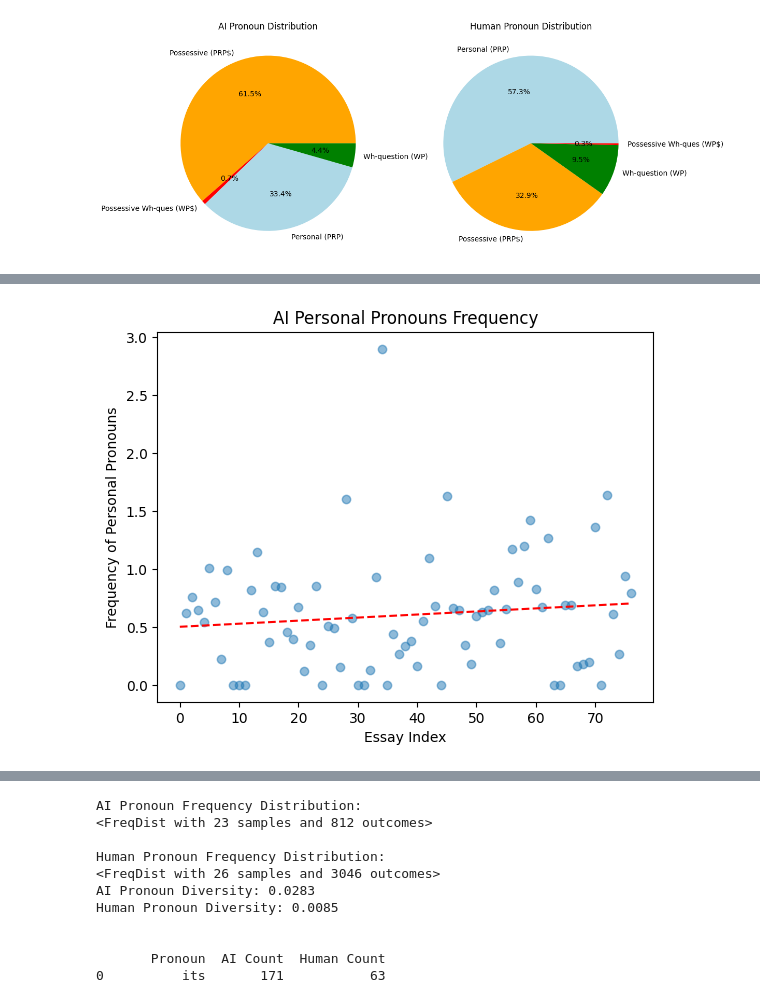
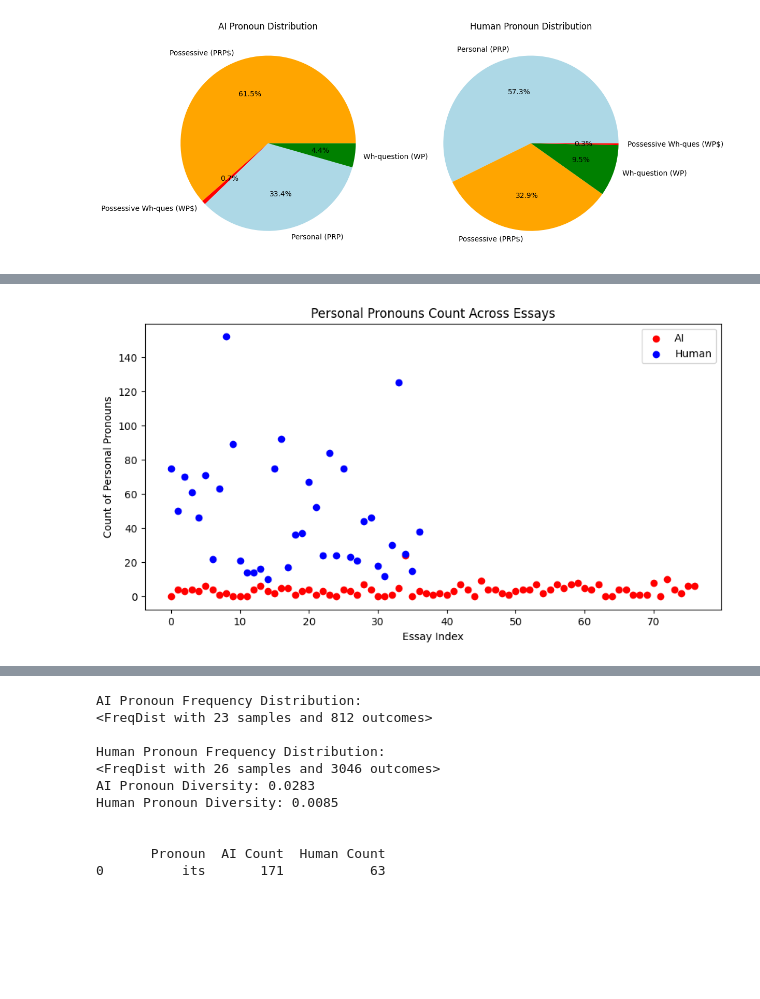
Before and after one commit to BroganDev21/Senior-Project, a Jupyter notebook: SeniorProject.ipynb, the cells around one changed output, grey strips where cells are left out. Cells and saved outputs as stored; diff of their text form; code cells hidden in the pictures; blank space fills up the shorter version.

```diff
--- a/SeniorProject.ipynb
+++ b/SeniorProject.ipynb
@@ -1038,95 +1037,77 @@ from nltk import pos_tag, word_tokenize
 import matplotlib.pyplot as plt
 import numpy as np
 from collections import Counter, defaultdict
+from nltk.tokenize import sent_tokenize
 
-def count_pronouns(texts, pronoun_tags):
-    pronoun_frequencies = defaultdict(list)
+def count_pronouns_raw(texts, pronoun_tags):
+    pronoun_counts = defaultdict(list)
     for text in texts:
-        word_count = len(word_tokenize(text))
         tokens = word_tokenize(text.lower())
         pos_tags = pos_tag(tokens)
         counts = Counter(tag for word, tag in pos_tags if tag in pronoun_tags)
         for tag in pronoun_tags:
-            frequency = (counts.get(tag, 0) / word_count * 100) if word_count else 0
-            pronoun_frequencies[tag].append(frequency)
-    return pronoun_frequencies
+            pronoun_counts[tag].append(counts.get(tag, 0))
+    return pronoun_counts
 
-personal_pronouns = ['PRP']
-possessive_pronouns = ['PRP$']
+# Define pronouns types
+personal_pronouns = ['PRP']  # Personal pronouns like I, you, he, she, it, we, they
+possessive_pronouns = ['PRP$']  # Possessive pronouns like my, your, his, her, its, our, their
+
+# Filter texts by labels
 ai_texts = df_all_docs[df_all_docs['label'] == 'AI']['text']
 human_texts = df_all_docs[df_all_docs['label'] == 'Human']['text']
 
-ai_personal_freq = count_pronouns(ai_texts, personal_pronouns)
-ai_possessive_freq = count_pronouns(ai_texts, possessive_pronouns)
-human_personal_freq = count_pronouns(human_texts, personal_pronouns)
-human_possessive_freq = count_pronouns(human_texts, possessive_pronouns)
+# Get frequencies
+ai_personal_freq = count_pronouns_raw(ai_texts, personal_pronouns)
+ai_possessive_freq = count_pronouns_raw(ai_texts, possessive_pronouns)
+human_personal_freq = count_pronouns_raw(human_texts, personal_pronouns)
+human_possessive_freq = count_pronouns_raw(human_texts, possessive_pronouns)
 
-def plot_scatter_with_trend(x_data, y_data, title, xlabel, ylabel):
-    plt.scatter(x_data, y_data, alpha=0.5)
-    z = np.polyfit(x_data, y_data, 1)
-    p = np.poly1d(z)
-    plt.plot(x_data, p(x_data), "r--")
+def plot_combined_scatter(x_ai, y_ai, x_human, y_human, title, xlabel, ylabel):
+    plt.figure(figsize=(10, 5))
+    plt.scatter(x_ai, y_ai, color='red', label='AI')
+    plt.scatter(x_human, y_human, color='blue', label='Human')
     plt.title(title)
     plt.xlabel(xlabel)
     plt.ylabel(ylabel)
+    plt.legend()
     plt.show()
 
-# Plotting the personal pronouns frequencies
-plot_scatter_with_trend(
-    list(range(len(ai_personal_freq['PRP']))),
-    ai_personal_freq['PRP'],
-    'AI Personal Pronouns Frequency',
+# Plotting combined graphs for personal and possessive pronouns
+plot_combined_scatter(
+    list(range(len(ai_personal_freq['PRP']))), ai_personal_freq['PRP'],
+    list(range(len(human_personal_freq['PRP']))), human_personal_freq['PRP'],
+    'Personal Pronouns Count Across Essays',
     'Essay Index',
-    'Frequency of Personal Pronouns'
+    'Count of Personal Pronouns'
 )
 
-plot_scatter_with_trend(
-    list(range(len(human_personal_freq['PRP']))),
-    human_personal_freq['PRP'],
-    'Human Personal Pronouns Frequency',
+plot_combined_scatter(
+    list(range(len(ai_possessive_freq['PRP$']))), ai_possessive_freq['PRP$'],
+    list(range(len(human_possessive_freq['PRP$']))), human_possessive_freq['PRP$'],
+    'Possessive Pronouns Count Across Essays',
     'Essay Index',
-    'Frequency of Personal Pronouns'
-)
-
-# Plotting the possessive pronouns frequencies
-plot_scatter_with_trend(
-    list(range(len(ai_possessive_freq['PRP$']))),
-    ai_possessive_freq['PRP$'],
-    'AI Possessive Pronouns Frequency',
-    'Essay Index',
-    'Frequency of Possessive Pronouns'
-)
-
-plot_scatter_with_trend(
-    list(range(len(human_possessive_freq['PRP$']))),
-    human_possessive_freq['PRP$'],
-    'Human Possessive Pronouns Frequency',
-    'Essay Index',
-    'Frequency of Possessive Pronouns'
+    'Count of Possessive Pronouns'
 )
 
 def calculate_stats(frequencies):
     mean = np.mean(frequencies)
     std_dev = np.std(frequencies)
     return mean, std_dev
 
-# AI Personal and Possessive Pronouns Statistics
+# AI and Human Pronouns Statistics
 ai_personal_mean, ai_personal_std = calculate_stats(ai_personal_freq['PRP'])
 ai_possessive_mean, ai_possessive_std = calculate_stats(ai_possessive_freq['PRP$'])
-# Human Personal and Possessive Pronouns Statistics
 human_personal_mean, human_personal_std = calculate_stats(human_personal_freq['PRP'])
 human_possessive_mean, human_possessive_std = calculate_stats(human_possessive_freq['PRP$'])
 
 print(f"AI Personal Pronouns: Mean = {ai_personal_mean:.3f}, Standard Deviation = {ai_personal_std:.3f}")
 print(f"AI Possessive Pronouns: Mean = {ai_possessive_mean:.3f}, Standard Deviation = {ai_possessive_std:.3f}")
 print(f"Human Personal Pronouns: Mean = {human_personal_mean:.3f}, Standard Deviation = {human_personal_std:.3f}")
 print(f"Human Possessive Pronouns: Mean = {human_possessive_mean:.3f}, Standard Deviation = {human_possessive_std:.3f}")
 
-ai_personal_freq = count_pronouns(ai_texts, personal_pronouns)
-
 # Find the number of texts without any personal pronouns
 ai_texts_without_personal = sum(1 for freq in ai_personal_freq['PRP'] if freq == 0)
-
 print(f"Number of AI texts without any personal pronouns: {ai_texts_without_personal}")
 # %% [output]
-[figure, old version]
+[figure, new version]
```
Also changed, not shown: parts of 21 cells of this notebook, 4 other files.
